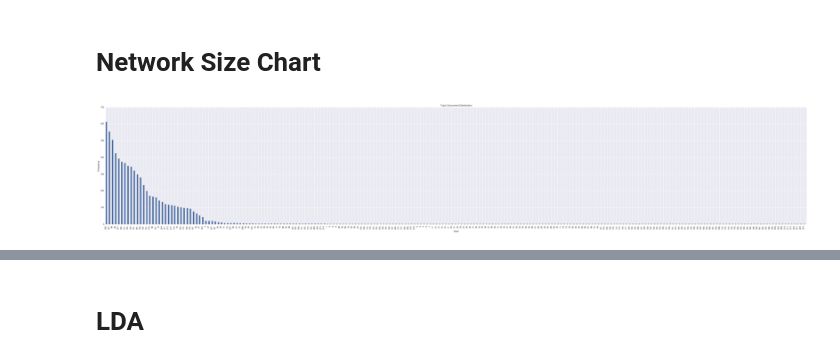
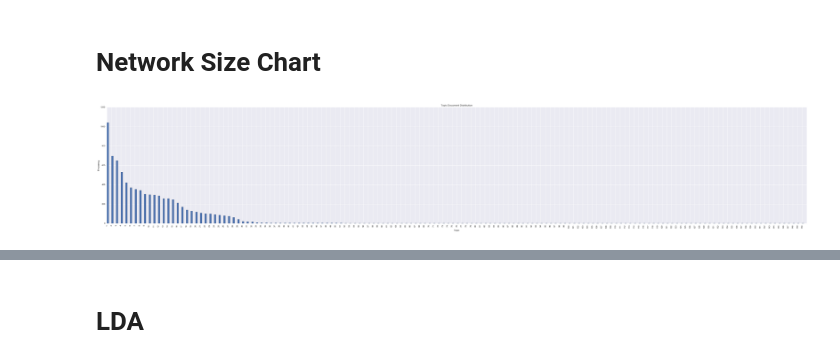
Before and after one commit to patorn/ucl_topic_structure_network_analysis, a Jupyter notebook: network.ipynb, the cells around one changed output, grey strips where cells are left out. Drawn from its saved outputs; the diff is of its cells as text; code cells hidden in the pictures.

Commit message:
Fix Topic Size

```diff
--- a/network.ipynb
+++ b/network.ipynb
@@ -263,0 +258,2 @@ Modularity 0.8247291798030393
+# %%
+community = sg2.community_multilevel(weights='weight')
@@ -270,25 +276,34 @@ with open('tmp/network_docs.txt', 'w+') as file:
             file.write("Topic:{} File:{} Title:{}\n".format(i, v['name'], docs[v['name']]['webTitle']))
 # %% [markdown]
 # Network Size Chart
+# %%
+def network_to_topics(com):
+    topics = {}
+
+    for i in range(max(com.membership) + 1):
+        for v in com.subgraph(i).vs():
+            topic_no = i
+            try:
+                topics[topic_no]
+            except KeyError:
+                topics[topic_no] = []
+
+            topics[topic_no].append(v['name'])
+
+    net_topics = {}
+    count = 1
+    for key, value in sorted(topics.items(), key=lambda x: len(x[1]), reverse=True):
+        net_topics[count] = value
+        count += 1
+
+    return net_topics
 # %%
-def community_to_size_chart(com):
-    net_topics = {}
-
-    for i in range(max(com.membership) + 1):
-        for v in com.subgraph(i).vs():
-            topic_no = i
-            try:
-                net_topics[topic_no]
-            except KeyError:
-                net_topics[topic_no] = 0
-
-            net_topics[topic_no] += 1
-
+def community_to_size_chart(net_topics):
     x_data = []
     y_data = []
-    for key, value in sorted(net_topics.items(), key=lambda x: x[1], reverse=True):
+    for key, value in net_topics.items():
         x_data.append(key)
-        y_data.append(value)
+        y_data.append(len(value))
 
     ind = np.arange(0, len(y_data) * 2, 2)
     fig = plt.figure(figsize=(60,10))
@@ -299,7 +314,8 @@ def community_to_size_chart(com):
     plt.ylabel("Frequency")
     fig.savefig('tmp/size_chart_net.png')
     plt.show()
-# %%
-community_to_size_chart(community)
-# %% [output]
-[figure, removed]
+# %%
+net_topics = network_to_topics(community)
+community_to_size_chart(net_topics)
+# %% [output]
+[figure, added]
```
Also changed, not shown: parts of 152 cells of this notebook.
